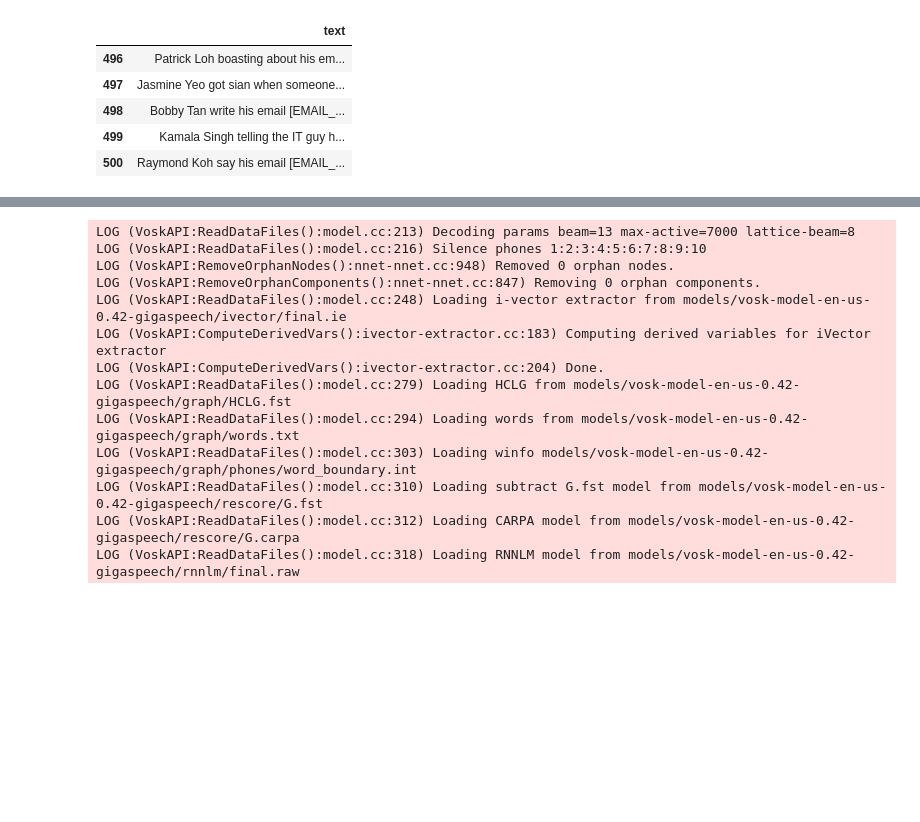
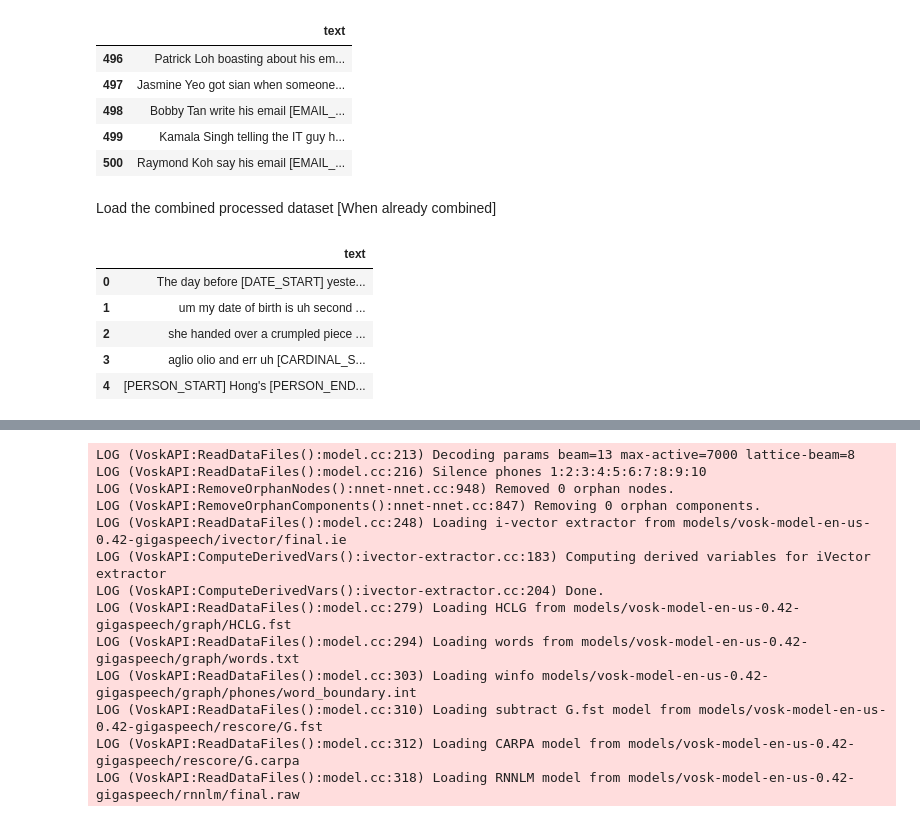
Before and after one commit to farhanazmiCS/Speech-PII, a Jupyter notebook: Alignment_Tool.ipynb, the cells around one changed output, grey strips where cells are left out. Cells and saved outputs as stored; diff of their text form; code cells hidden in the pictures; blank space fills up the shorter version.

```diff
--- a/Alignment_Tool.ipynb
+++ b/Alignment_Tool.ipynb
@@ -254,0 +353,13 @@ test_set_ref.tail()
+# %% [markdown]
+Load the combined processed dataset [When already combined]
+# %%
+test_set_ref = pd.read_json('data/test_set_ref_all.jsonl', lines=True)
+# %%
+test_set_ref.head()
+# %% [output]
+|  | text |
+| 0 | The day before [DATE_START] yeste... |
+| 1 | um my date of birth is uh second ... |
+| 2 | she handed over a crumpled piece ... |
+| 3 | aglio olio and err uh [CARDINAL_S... |
+| 4 | [PERSON_START] Hong's [PERSON_END... |
```
Also changed, not shown: parts of 33 cells of this notebook.
